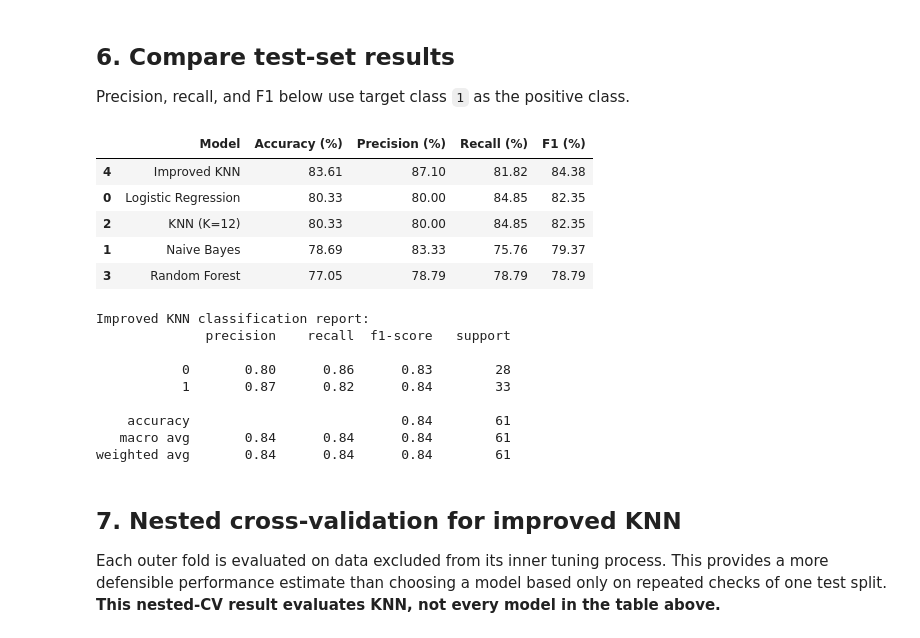
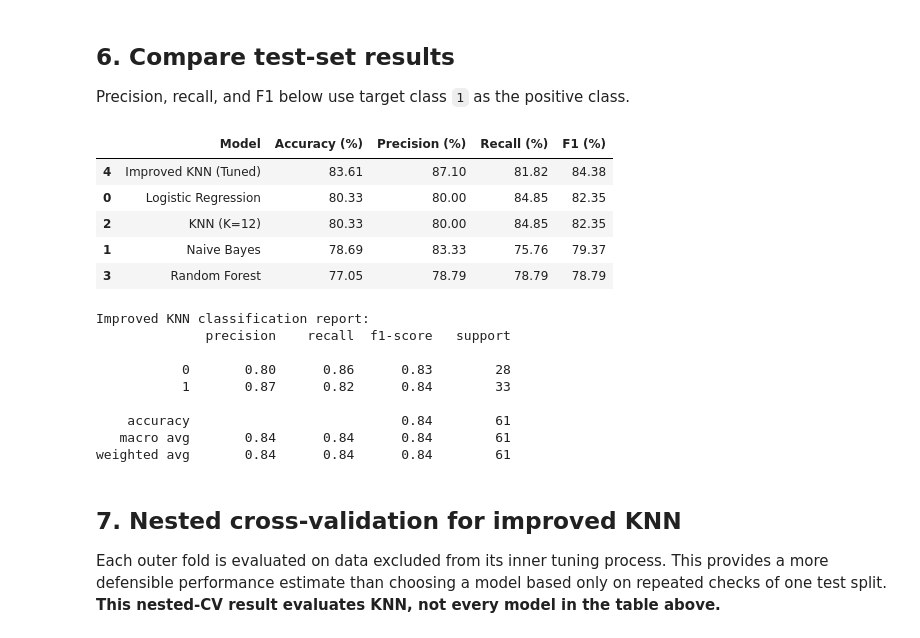
Before and after one commit to sakshi66-707/heart-disease-prediction-ml, a Jupyter notebook: Heart_Disease_Prediction_GitHub.ipynb, the cells around one changed output. Saved outputs shown, nothing was run; the diff lists cells and outputs as text; code cells hidden in the pictures.

```diff
--- a/Heart_Disease_Prediction_GitHub.ipynb
+++ b/Heart_Disease_Prediction_GitHub.ipynb
@@ -242,21 +242,22 @@ These results demonstrate the trade-off between precision and recall. Since the
 Precision, recall, and F1 below use target class `1` as the positive class.
 # %%
 results = []
-for name, pred in predictions.items():
+for name, model in all_models.items():
+    pred = model.predict(X_test)
     results.append({
         'Model': name,
         'Accuracy (%)': round(accuracy_score(y_test, pred) * 100, 2),
         'Precision (%)': round(precision_score(y_test, pred) * 100, 2),
         'Recall (%)': round(recall_score(y_test, pred) * 100, 2),
         'F1 (%)': round(f1_score(y_test, pred) * 100, 2)
     })
 results_df = pd.DataFrame(results).sort_values('Accuracy (%)', ascending=False)
 display(results_df)
 print('Improved KNN classification report:')
-print(classification_report(y_test, predictions['Improved KNN']))
+print(classification_report(y_test, knn_search.predict(X_test)))
 # %% [output]
 |  | Model | Accuracy (%) | Precision (%) | Recall (%) | F1 (%) |
-| 4 | Improved KNN | 83.61 | 87.10 | 81.82 | 84.38 |
+| 4 | Improved KNN (Tuned) | 83.61 | 87.10 | 81.82 | 84.38 |
 | 0 | Logistic Regression | 80.33 | 80.00 | 84.85 | 82.35 |
 | 2 | KNN (K=12) | 80.33 | 80.00 | 84.85 | 82.35 |
 | 1 | Naive Bayes | 78.69 | 83.33 | 75.76 | 79.37 |
```
Also changed, not shown: parts of 3 cells of this notebook.
